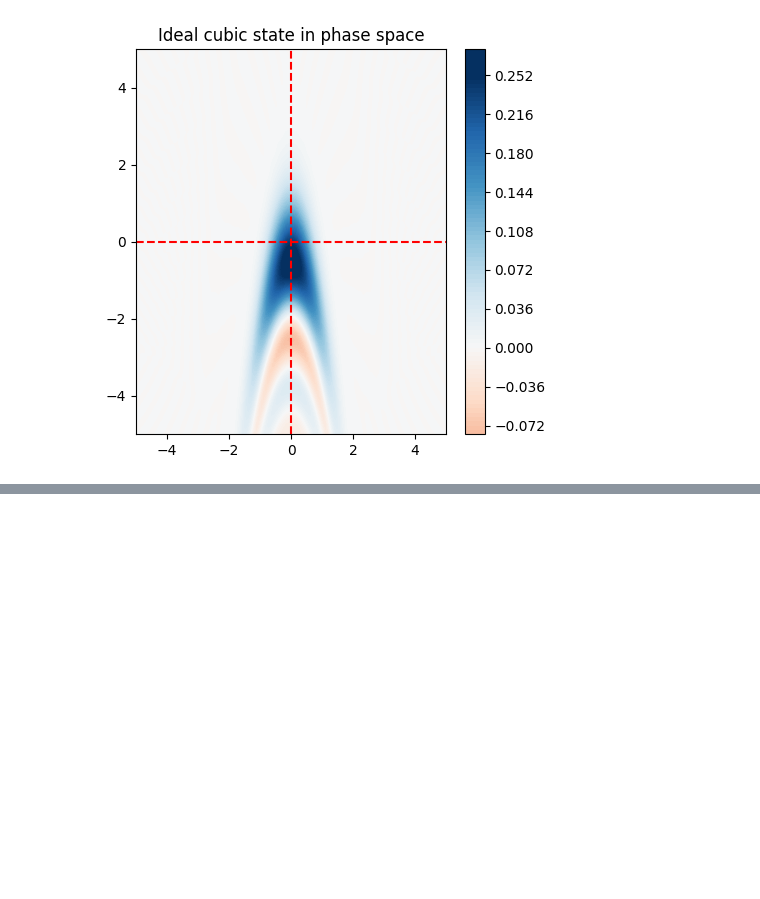
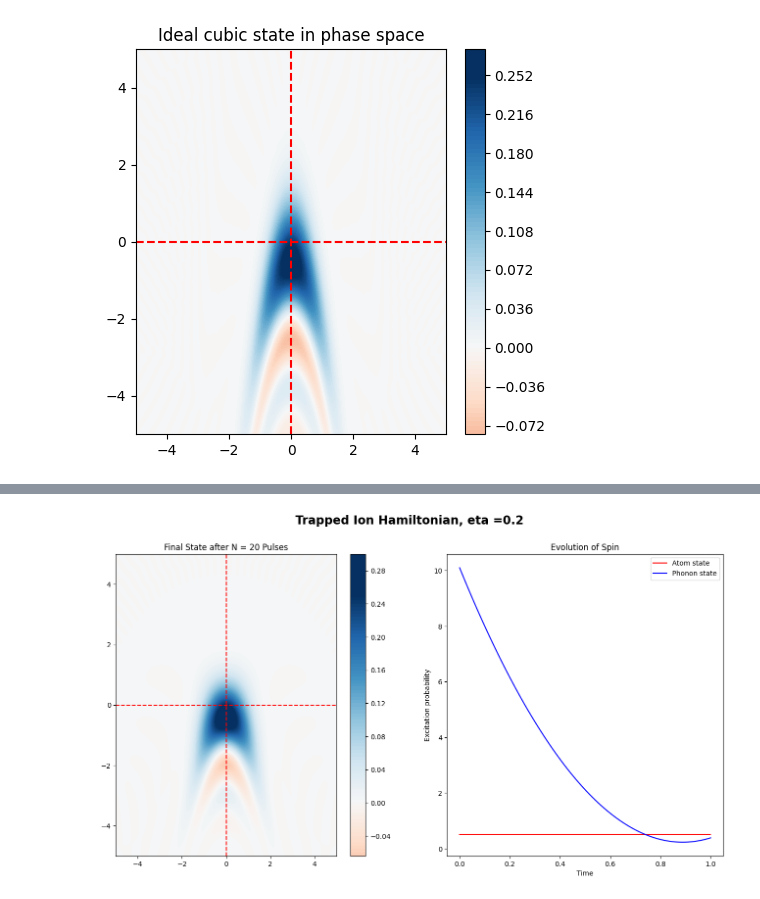
Before and after one commit to muyoungRand/sims, a Jupyter notebook: cubic_phase_gate.ipynb, the cells around one changed output, grey strips where cells are left out. Saved outputs shown, nothing was run; the diff lists cells and outputs as text; code cells hidden in the pictures; blank space fills up the shorter version.

```diff
--- a/cubic_phase_gate.ipynb
+++ b/cubic_phase_gate.ipynb
@@ -156,0 +164,18 @@ clean_plot(n_phonon, n_atom, rho1, t)
+# %%
+ld_param = 0.2
+rabi_freq = 1/(ld_param * np.exp(-0.5 * ld_param**2))
+
+def terms(order, rsb):
+    j = order
+    factor = (1j * ld_param) ** (2 * j)
+    denom = np.math.factorial(j) * np.math.factorial(j + 1)
+
+    if rsb == True:
+        operator = sM.dag() * (a.dag()**j) * (a**(j + 1))
+    elif rsb == False:
+        operator = sM.dag() * (a.dag() ** (j + 1)) * (a**j)
+    else:
+        print("Operator is not well-defined")
+        operator = tensor(qeye(2), qeye(N))
+
+    return (factor / denom) * operator + (np.conjugate(factor) / denom) * operator.dag()
@@ -156,0 +207,26 @@ clean_plot(n_phonon, n_atom, rho1, t)
+# %%
+psi = tensor( (1 / np.sqrt(2)) * (basis(2, 0) + basis(2, 1)), basis(N, 0))
+
+states = [[] for i in range(len(solution))]
+pop_atom = [[] for i in range(len(solution))]
+pop_phonon = [[] for i in range(len(solution))]
+
+for i in range(0, len(solution)):
+    psi, n_atom, n_phonon = pulse_ion(psi, solution[i])
+    states[i] = psi
+    pop_atom[i] = n_atom
+    pop_phonon[i] = n_phonon
+
+rho = states[-1]
+
+H = 5 * x
+t = np.linspace(0.0, 1.0, 100)
+
+output = mesolve(H = H, rho0 = rho, tlist = t, e_ops = [a.dag() * a, sM.dag() * sM], options = options)
+n_phonon = output.expect[0]
+n_atom = output.expect[1]
+rho1 = output.states[-1]
+
+clean_plot(n_phonon, n_atom, ptrace(rho1, 1), t, title = "Trapped Ion Hamiltonian, eta =" + str(ld_param))
+# %% [output]
+[figure, added]
```
Also changed, not shown: parts of 5 cells of this notebook, 2 other files.
